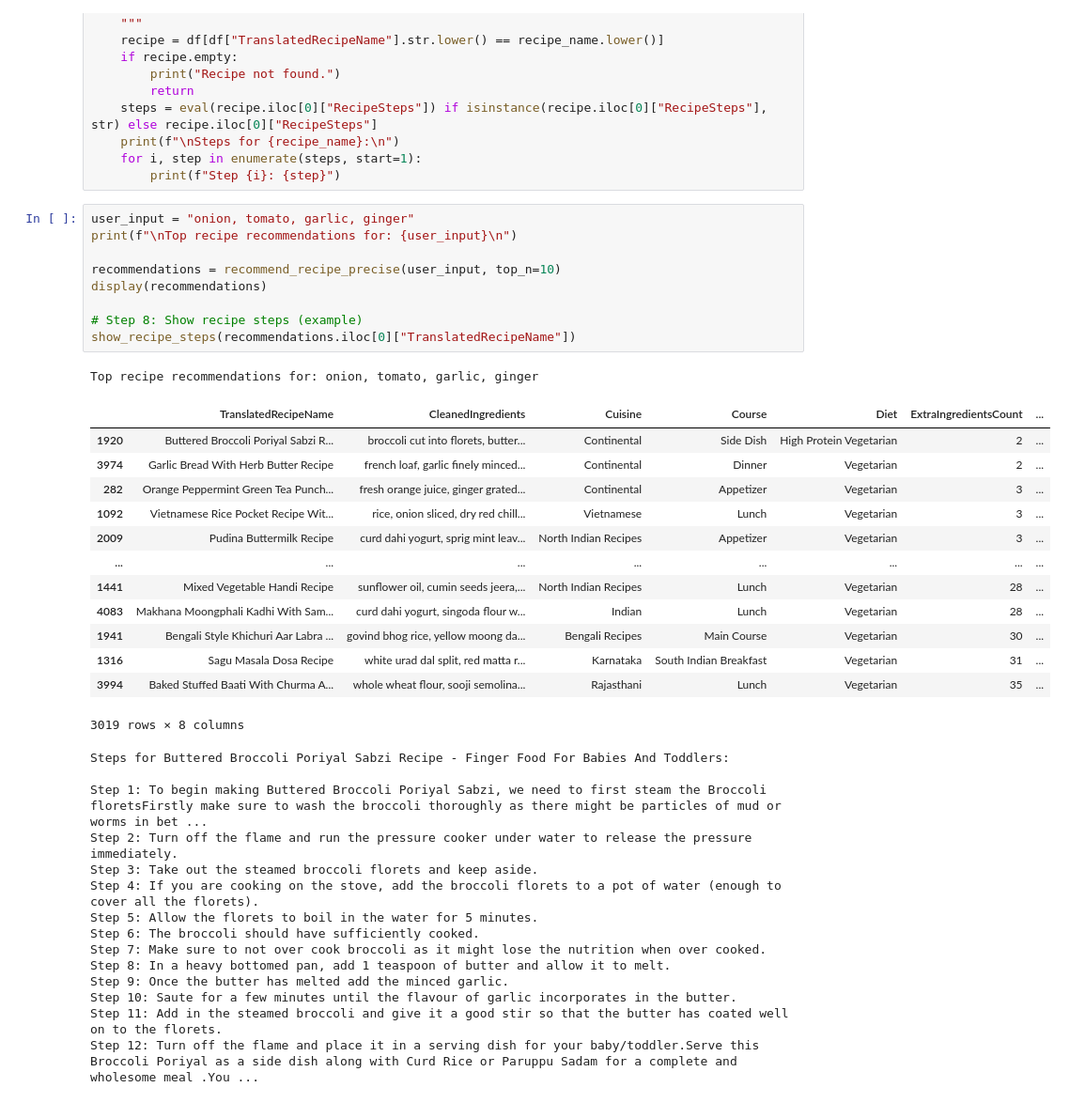
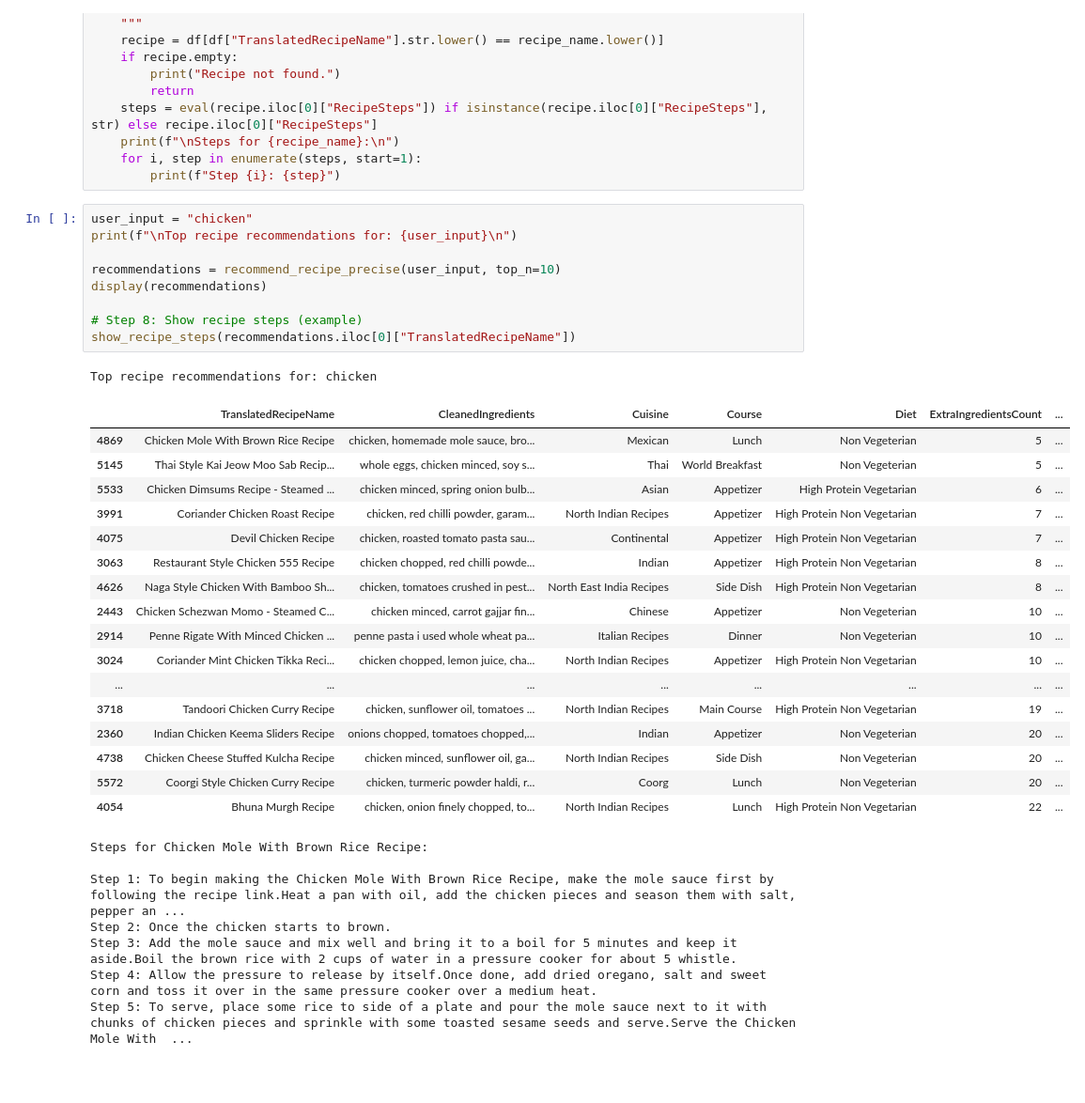
Before and after one commit to Bedangi/What-sInMyFridge-, a Jupyter notebook: recommend_model/model.ipynb, the cells around one changed output. Shown: that part at 94% size. Saved outputs shown, nothing was run; the diff lists cells and outputs as text; blank space fills up the shorter version.

```diff
--- a/recommend_model/model.ipynb
+++ b/recommend_model/model.ipynb
@@ -168,40 +168,37 @@ def show_recipe_steps(recipe_name):
     for i, step in enumerate(steps, start=1):
         print(f"Step {i}: {step}")
 # %%
-user_input = "onion, tomato, garlic, ginger"
+user_input = "chicken"
 print(f"\nTop recipe recommendations for: {user_input}\n")
 
 recommendations = recommend_recipe_precise(user_input, top_n=10)
 display(recommendations)
 
 # Step 8: Show recipe steps (example)
 show_recipe_steps(recommendations.iloc[0]["TranslatedRecipeName"])
 # %% [output]
-Top recipe recommendations for: onion, tomato, garlic, ginger
+Top recipe recommendations for: chicken
 |  | TranslatedRecipeName | CleanedIngredients | Cuisine | Course | Diet | ExtraIngredientsCount | ... |
-| 1920 | Buttered Broccoli Poriyal Sabzi R... | broccoli cut into florets, butter... | Continental | Side Dish | High Protein Vegetarian | 2 | ... |
-| 3974 | Garlic Bread With Herb Butter Recipe | french loaf, garlic finely minced... | Continental | Dinner | Vegetarian | 2 | ... |
-| 282 | Orange Peppermint Green Tea Punch... | fresh orange juice, ginger grated... | Continental | Appetizer | Vegetarian | 3 | ... |
-| 1092 | Vietnamese Rice Pocket Recipe Wit... | rice, onion sliced, dry red chill... | Vietnamese | Lunch | Vegetarian | 3 | ... |
-| 2009 | Pudina Buttermilk Recipe | curd dahi yogurt, sprig mint leav... | North Indian Recipes | Appetizer | Vegetarian | 3 | ... |
+| 4869 | Chicken Mole With Brown Rice Recipe | chicken, homemade mole sauce, bro... | Mexican | Lunch | Non Vegeterian | 5 | ... |
+| 5145 | Thai Style Kai Jeow Moo Sab Recip... | whole eggs, chicken minced, soy s... | Thai | World Breakfast | Non Vegeterian | 5 | ... |
+| 5533 | Chicken Dimsums Recipe - Steamed ... | chicken minced, spring onion bulb... | Asian | Appetizer | High Protein Vegetarian | 6 | ... |
+| 3991 | Coriander Chicken Roast Recipe | chicken, red chilli powder, garam... | North Indian Recipes | Appetizer | High Protein Non Vegetarian | 7 | ... |
+| 4075 | Devil Chicken Recipe | chicken, roasted tomato pasta sau... | Continental | Appetizer | High Protein Non Vegetarian | 7 | ... |
+| 3063 | Restaurant Style Chicken 555 Recipe | chicken chopped, red chilli powde... | Indian | Appetizer | High Protein Non Vegetarian | 8 | ... |
+| 4626 | Naga Style Chicken With Bamboo Sh... | chicken, tomatoes crushed in pest... | North East India Recipes | Side Dish | High Protein Non Vegetarian | 8 | ... |
+| 2443 | Chicken Schezwan Momo - Steamed C... | chicken minced, carrot gajjar fin... | Chinese | Appetizer | Non Vegeterian | 10 | ... |
+| 2914 | Penne Rigate With Minced Chicken ... | penne pasta i used whole wheat pa... | Italian Recipes | Dinner | Non Vegeterian | 10 | ... |
+| 3024 | Coriander Mint Chicken Tikka Reci... | chicken chopped, lemon juice, cha... | North Indian Recipes | Appetizer | High Protein Non Vegetarian | 10 | ... |
 | ... | ... | ... | ... | ... | ... | ... | ... |
-| 1441 | Mixed Vegetable Handi Recipe | sunflower oil, cumin seeds jeera,... | North Indian Recipes | Lunch | Vegetarian | 28 | ... |
-| 4083 | Makhana Moongphali Kadhi With Sam... | curd dahi yogurt, singoda flour w... | Indian | Lunch | Vegetarian | 28 | ... |
-| 1941 | Bengali Style Khichuri Aar Labra ... | govind bhog rice, yellow moong da... | Bengali Recipes | Main Course | Vegetarian | 30 | ... |
-| 1316 | Sagu Masala Dosa Recipe | white urad dal split, red matta r... | Karnataka | South Indian Breakfast | Vegetarian | 31 | ... |
-| 3994 | Baked Stuffed Baati With Churma A... | whole wheat flour, sooji semolina... | Rajasthani | Lunch | Vegetarian | 35 | ... |
+| 3718 | Tandoori Chicken Curry Recipe | chicken, sunflower oil, tomatoes ... | North Indian Recipes | Main Course | High Protein Non Vegetarian | 19 | ... |
+| 2360 | Indian Chicken Keema Sliders Recipe | onions chopped, tomatoes chopped,... | Indian | Appetizer | Non Vegeterian | 20 | ... |
+| 4738 | Chicken Cheese Stuffed Kulcha Recipe | chicken minced, sunflower oil, ga... | North Indian Recipes | Side Dish | Non Vegeterian | 20 | ... |
+| 5572 | Coorgi Style Chicken Curry Recipe | chicken, turmeric powder haldi, r... | Coorg | Lunch | Non Vegeterian | 20 | ... |
+| 4054 | Bhuna Murgh Recipe | chicken, onion finely chopped, to... | North Indian Recipes | Lunch | High Protein Non Vegetarian | 22 | ... |
-3019 rows × 8 columns
+Steps for Chicken Mole With Brown Rice Recipe:
+
+Step 1: To begin making the Chicken Mole With Brown Rice Recipe, make the mole sauce first by following the recipe link.Heat a pan with oil, add the chicken pieces and season them with salt, pepper an ...
+Step 2: Once the chicken starts to brown.
+Step 3: Add the mole sauce and mix well and bring it to a boil for 5 minutes and keep it aside.Boil the brown rice with 2 cups of water in a pressure cooker for about 5 whistle.
+Step 4: Allow the pressure to release by itself.Once done, add dried oregano, salt and sweet corn and toss it over in the same pressure cooker over a medium heat.
+Step 5: To serve, place some rice to side of a plate and pour the mole sauce next to it with chunks of chicken pieces and sprinkle with some toasted sesame seeds and serve.Serve the Chicken Mole With  ...
-Steps for Buttered Broccoli Poriyal Sabzi Recipe - Finger Food For Babies And Toddlers:
-
-Step 1: To begin making Buttered Broccoli Poriyal Sabzi, we need to first steam the Broccoli floretsFirstly make sure to wash the broccoli thoroughly as there might be particles of mud or worms in bet ...
-Step 2: Turn off the flame and run the pressure cooker under water to release the pressure immediately.
-Step 3: Take out the steamed broccoli florets and keep aside.
-Step 4: If you are cooking on the stove, add the broccoli florets to a pot of water (enough to cover all the florets).
-Step 5: Allow the florets to boil in the water for 5 minutes.
-Step 6: The broccoli should have sufficiently cooked.
-Step 7: Make sure to not over cook broccoli as it might lose the nutrition when over cooked.
-Step 8: In a heavy bottomed pan, add 1 teaspoon of butter and allow it to melt.
-Step 9: Once the butter has melted add the minced garlic.
-Step 10: Saute for a few minutes until the flavour of garlic incorporates in the butter.
-Step 11: Add in the steamed broccoli and give it a good stir so that the butter has coated well on to the florets.
-Step 12: Turn off the flame and place it in a serving dish for your baby/toddler.Serve this Broccoli Poriyal as a side dish along with Curd Rice or Paruppu Sadam for a complete and wholesome meal .You ...
```
Also changed, not shown: parts of 1 cell of this notebook.
